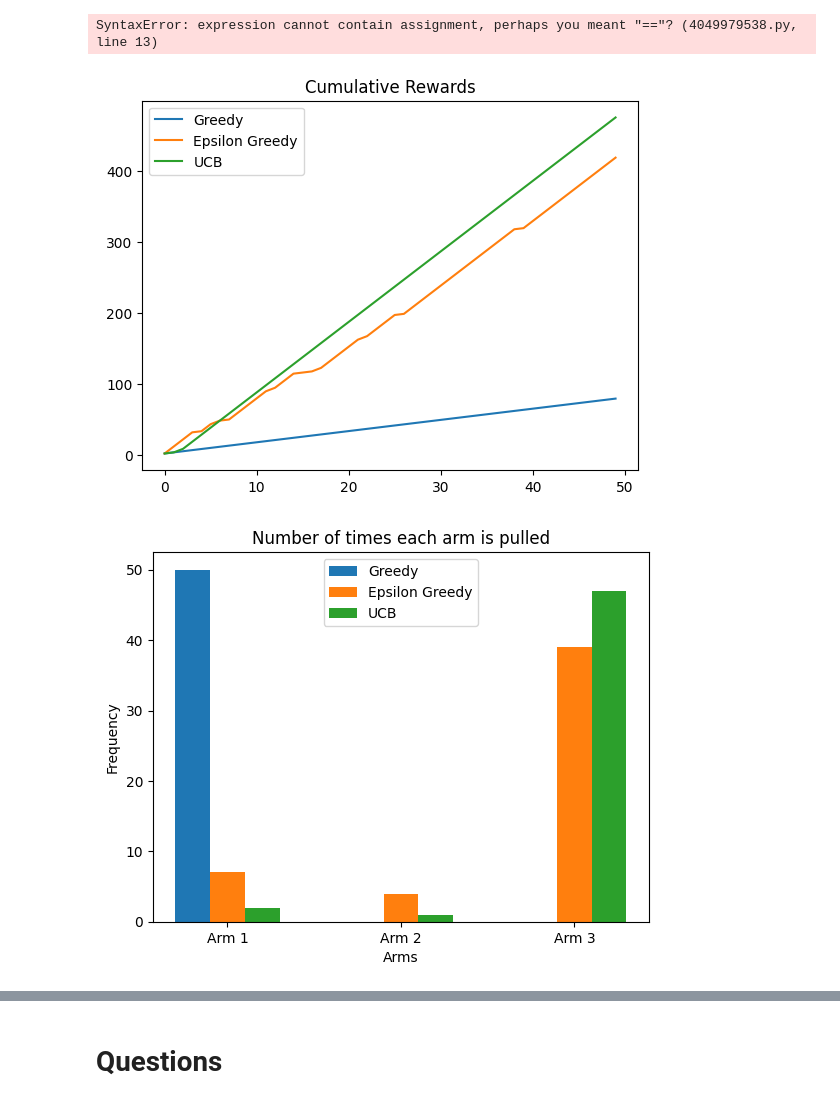
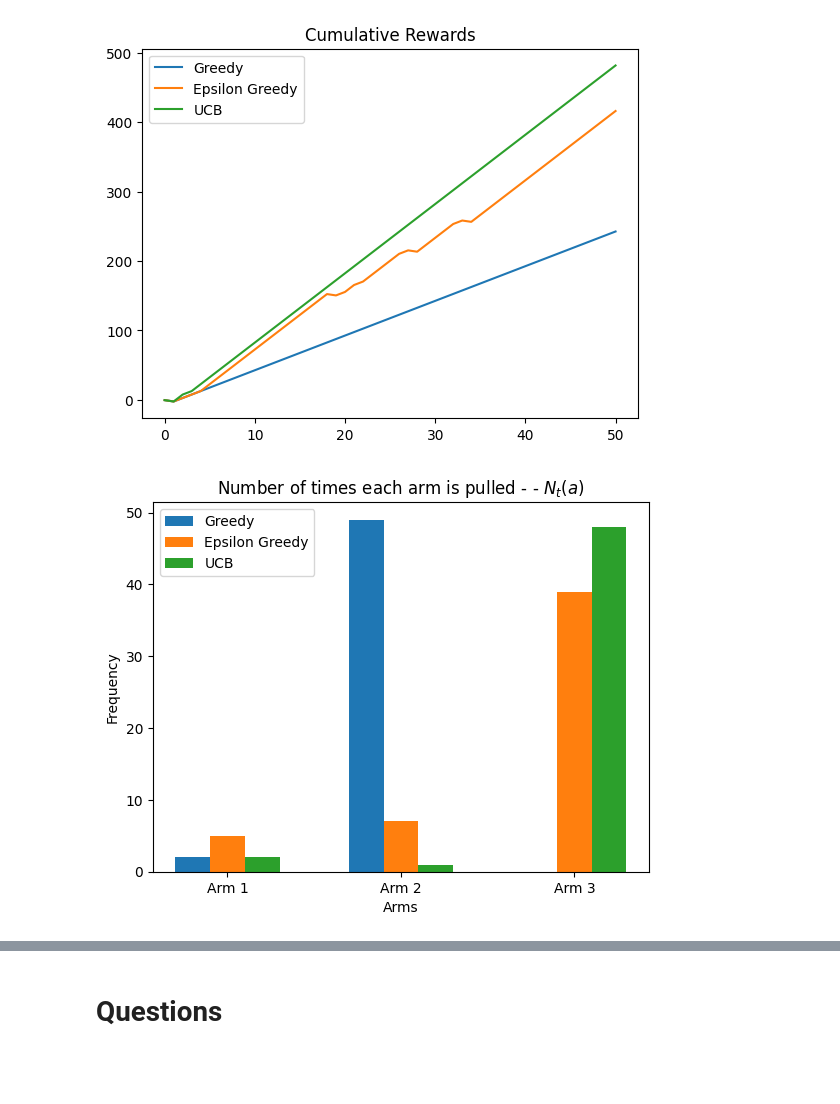
Before and after one commit to siddarthanath/Artificial-Intelligence-Algorithms, a Jupyter notebook: Reinforcement Learning/Tabular Methods/Notebook/mab.ipynb, the cells around one changed output, grey strips where cells are left out. Saved outputs shown, nothing was run; the diff lists cells and outputs as text; code cells hidden in the pictures; blank space fills up the shorter version.

```diff
--- a/Reinforcement Learning/Tabular Methods/Notebook/mab.ipynb
+++ b/Reinforcement Learning/Tabular Methods/Notebook/mab.ipynb
@@ -39,7 +39,6 @@ class EpsilonGreedy:
         self.rewards.append(reward)
         # Update actions
         self.actions.append(action)
-        return action
 
     """
     Reset Epsilon Greedy agent.
@@ -96,7 +95,6 @@ class UCB:
         self.rewards.append(reward)
         # Update actions
         self.actions.append(action)
-        return action
 
     """
     Reset UCB agent.
@@ -125,20 +123,3 @@ eps_greedy_alg = EpsilonGreedy(name="Epsilon-Greedy",
 ucb_alg = UCB(name="UCB",
               number_of_arms=3,
               bonus_multiplier=2)
-# %%
-def run_multi_armed_bandit(alg: List, reward_dist: Dict[Union[int, float]], start_action: int, num_iter: int):
-    # Execute first step of algorithm
-    greedy_action = greedy_alg.step(previous_action=start_action, reward=reward_dist[start_action])
-    eps_greedy_action = eps_greedy_alg.step(previous_action=start_action, reward=reward_dist[start_action])
-    ucb_action = ucb_alg.step(previous_action=start_action, reward=reward_dist[start_action])
-    # Execute remaining steps of algorithm
-    for i in range(num_iter-1):
-        greedy_action = greedy_alg.step(previous_action=greedy_action, reward=reward_dist[greedy_action])
-        eps_greedy_action = eps_greedy_alg.step(previous_action=eps_greedy_action, reward=reward_dist[eps_greedy_action])
-        ucb_action = ucb_alg.step(previous_action=ucb_action, reward=reward_dist[ucb_action])
-        # Update action
-        greedy_start_action = greedy_action
-        eps_greedy_start_action = eps_greedy_action
-        ucb_start_action = ucb_action
-# %% [output]
-SyntaxError: expression cannot contain assignment, perhaps you meant "=="? (4049979538.py, line 13)
@@ -151,31 +145,31 @@ kwargs = {"alg": [greedy_alg, eps_greedy_alg, ucb_alg],
 # %%
 # Plot cumulative rewards
-plt.plot(np.cumsum(greedy_rewards), label="Greedy")
-plt.plot(np.cumsum(eps_greedy_rewards), label="Epsilon Greedy")
-plt.plot(np.cumsum(ucb_rewards), label="UCB")
+plt.plot(np.cumsum(greedy_alg.rewards), label="Greedy")
+plt.plot(np.cumsum(eps_greedy_alg.rewards), label="Epsilon Greedy")
+plt.plot(np.cumsum(ucb_alg.rewards), label="UCB")
 plt.legend()
 plt.title("Cumulative Rewards")
 plt.show()
 # %% [output]
-[figure, old version]
+[figure, new version]
 # %%
 # Plot distribution of pulled arms
 categories = ["Arm 1", "Arm 2", "Arm 3"]
 bar_width = 0.2
 index = np.arange(len(categories))
 # Create bar plots for each set of values
 plt.bar(index - bar_width, greedy_alg.N_t, bar_width, label='Greedy')
 plt.bar(index, eps_greedy_alg.N_t, bar_width, label='Epsilon Greedy')
 plt.bar(index + bar_width, ucb_alg.N_t, bar_width, label='UCB')
 # Customise the plot
 plt.xlabel('Arms')
 plt.ylabel('Frequency')
-plt.title('Number of times each arm is pulled')
+plt.title(r'Number of times each arm is pulled - - $N_{t}\left(a\right)$')
 plt.xticks(index, categories)
 plt.legend()
 plt.show()
 # %% [output]
-[figure, old version]
+[figure, new version]
 # %%
 # Plot distribution of pulled arms
 categories = ["Arm 1", "Arm 2", "Arm 3"]
```
Also changed, not shown: parts of 5 cells of this notebook, 2 other files.
